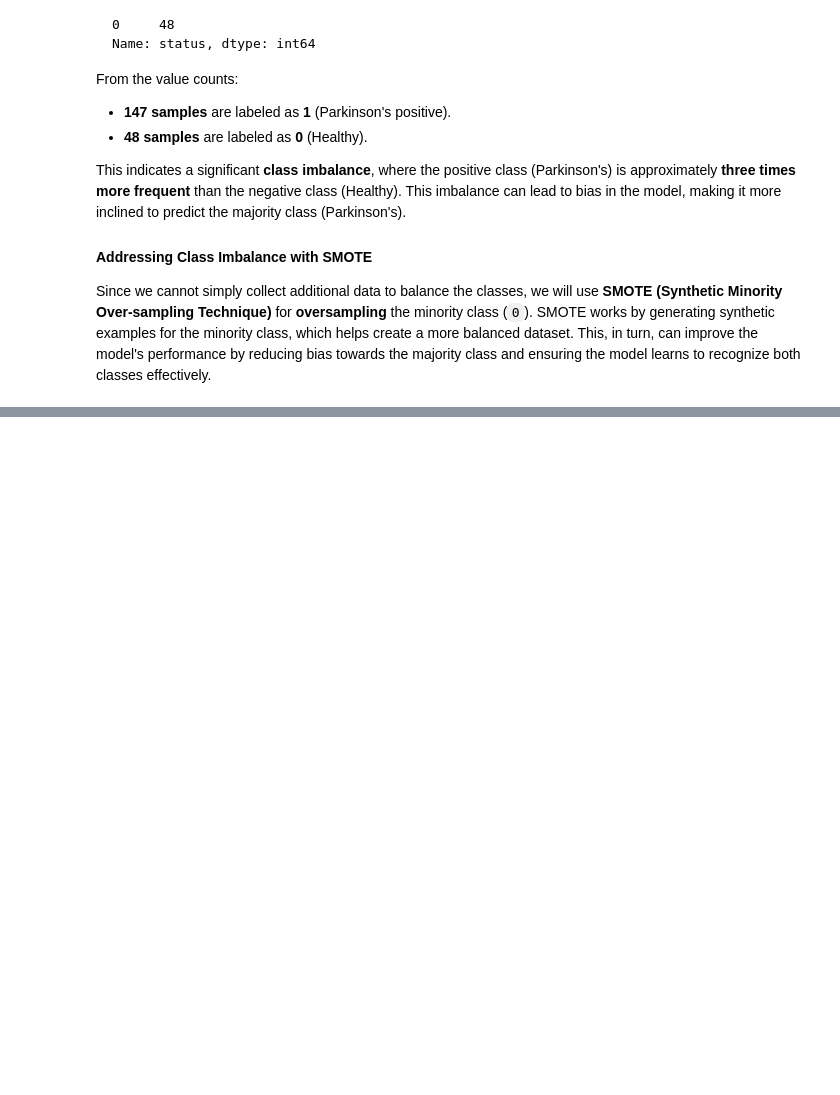
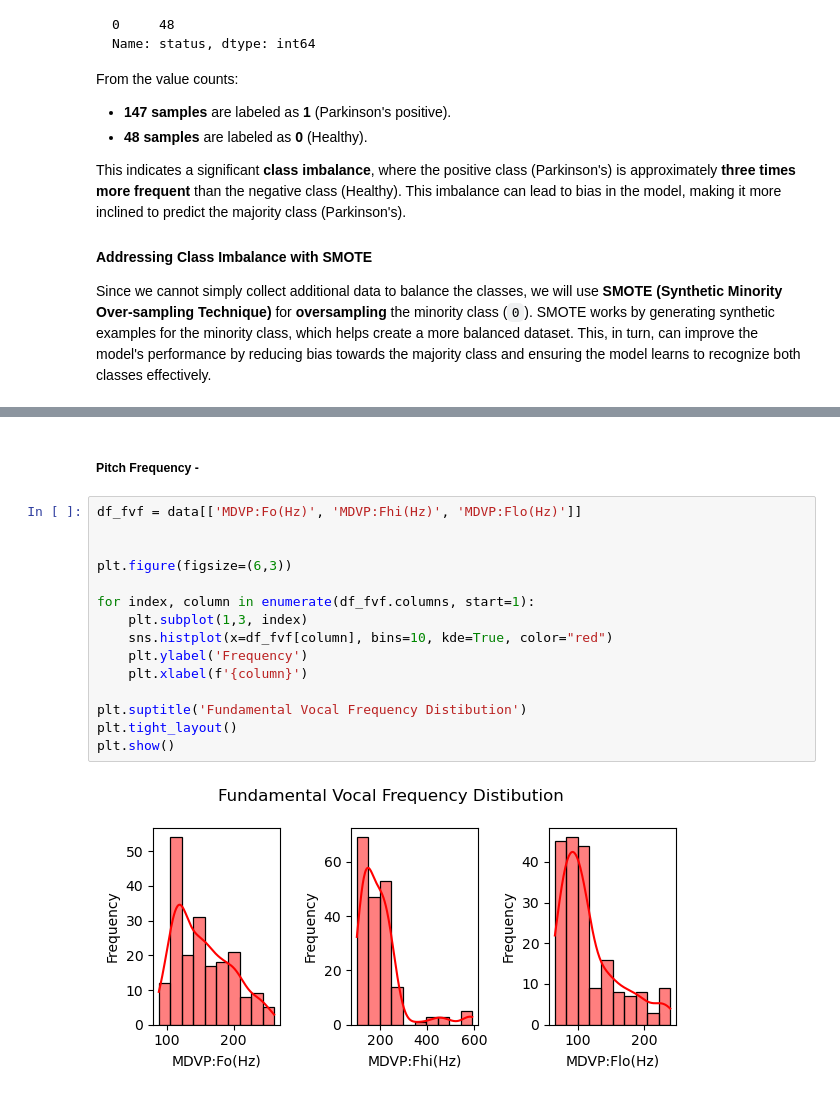
Before and after one commit to usmanumar97/parkinsons-disease-detection, a Jupyter notebook: parkinsons-disease.ipynb, the cells around one changed output, grey strips where cells are left out. Cells and saved outputs as stored; diff of their text form; blank space fills up the shorter version.

```diff
--- a/parkinsons-disease.ipynb
+++ b/parkinsons-disease.ipynb
@@ -249,0 +311,19 @@ Since we cannot simply collect additional data to balance the classes, we will u
+# %% [markdown]
+##### Pitch Frequency -
+# %%
+df_fvf = data[['MDVP:Fo(Hz)', 'MDVP:Fhi(Hz)', 'MDVP:Flo(Hz)']]
+
+
+plt.figure(figsize=(6,3))
+
+for index, column in enumerate(df_fvf.columns, start=1):
+    plt.subplot(1,3, index)
+    sns.histplot(x=df_fvf[column], bins=10, kde=True, color="red")
+    plt.ylabel('Frequency')
+    plt.xlabel(f'{column}')
+
+plt.suptitle('Fundamental Vocal Frequency Distibution')
+plt.tight_layout()
+plt.show()
+# %% [output]
+[figure, added]
```
Also changed, not shown: parts of 31 cells of this notebook.
